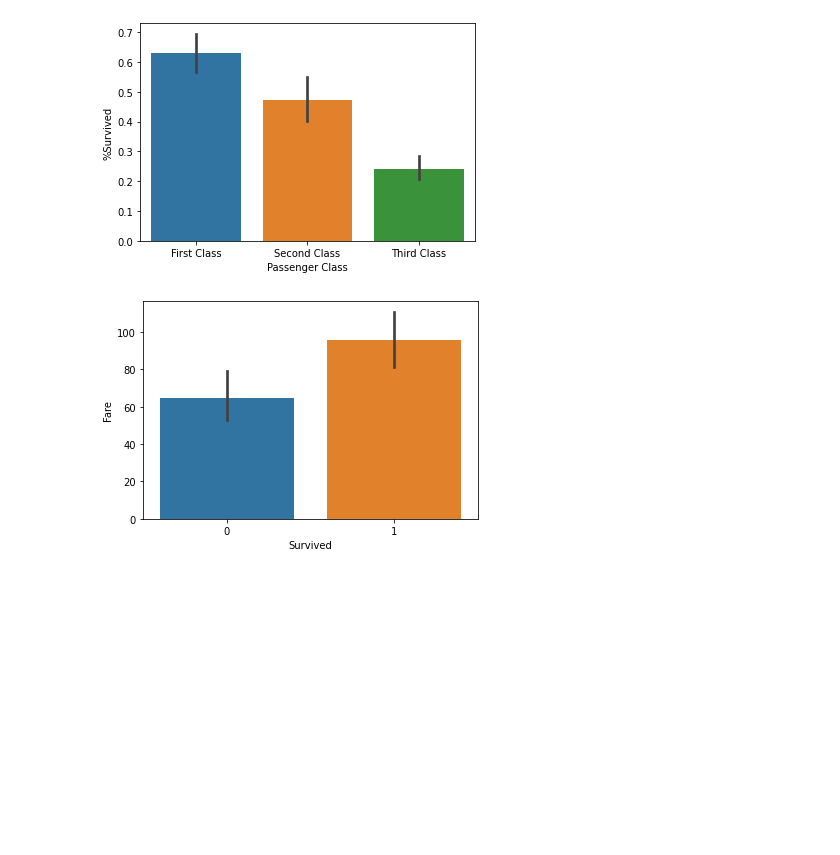
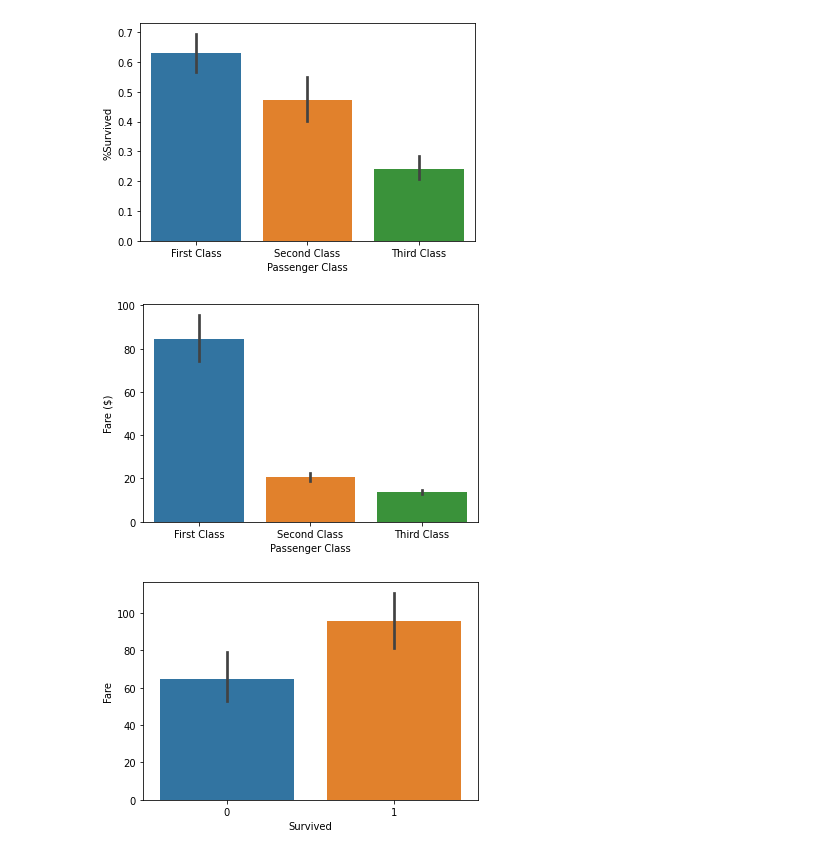
Before and after one commit to Sirabhop/Kaggle_Challenge, a Jupyter notebook: Challenge_1_Titanic.ipynb, the cells around one changed output. Saved outputs shown, nothing was run; the diff lists cells and outputs as text; code cells hidden in the pictures; blank space fills up the shorter version.

```diff
--- a/Challenge_1_Titanic.ipynb
+++ b/Challenge_1_Titanic.ipynb
@@ -54,11 +44,14 @@ df['Pclass'].cat.reorder_categories([1, 2, 3], ordered = True)
 df['Sex'] = df['Sex'].astype('category')
 df['Embarked'] = df['Embarked'].astype('category')
 # %%
-df.drop(['Name', 'Cabin'], axis = 1, inplace = True)
+df.drop(['Name', 'Cabin', 'Ticket'], axis = 1, inplace = True)
 df.dropna(subset = ['Embarked'], axis = 0, how = 'any', inplace = True)
 df['Age'].fillna(df['Age'].mean(), inplace = True)
 
 df.reset_index(inplace = True, drop = True)
+# %%
+df['Embarked'].replace({'S': 'Southampton', 'C': 'Cherbourg', 'Q': 'Queenstown'}, inplace = True)
+df['Pclass'].replace({1: 'First class', 2: 'Second class', 3: 'Third class'}, inplace = True)
 # %% [markdown]
 The question is who gonna survive from shipwreak? from those features I can draw 3 assumption
 
@@ -76,6 +90,16 @@ ax.set(xlabel = 'Passenger Class', ylabel = '%Survived')
 plt.show()
 # %% [output]
 [figure]
+# %%
+ax = sns.barplot(x = 'Pclass', y = 'Fare', data = df)
+a = ax.get_xticks().tolist()
+a = ['First Class', 'Second Class', 'Third Class']
+ax.set_xticklabels(a)
+ax.set(xlabel = 'Passenger Class', ylabel = 'Fare ($)')
+
+plt.show()
+# %% [output]
+[figure, added]
 # %%
 ax = sns.barplot(x = df['Survived'], y = df[df['Pclass'] == 1]['Fare'])
 # %% [output]
```
Also changed, not shown: parts of 9 cells of this notebook.
